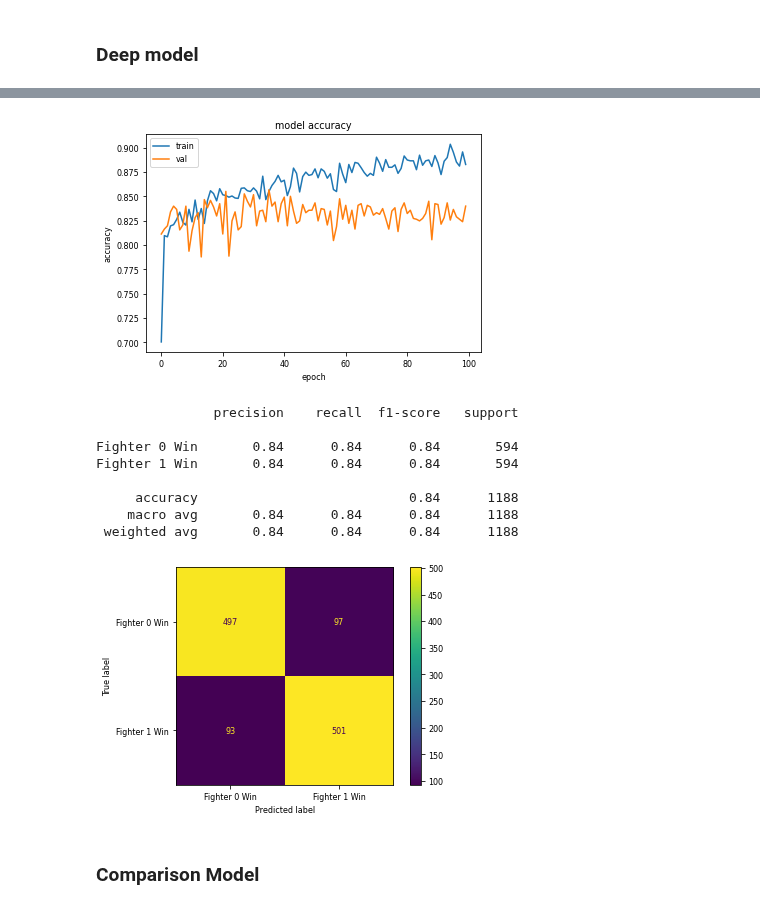
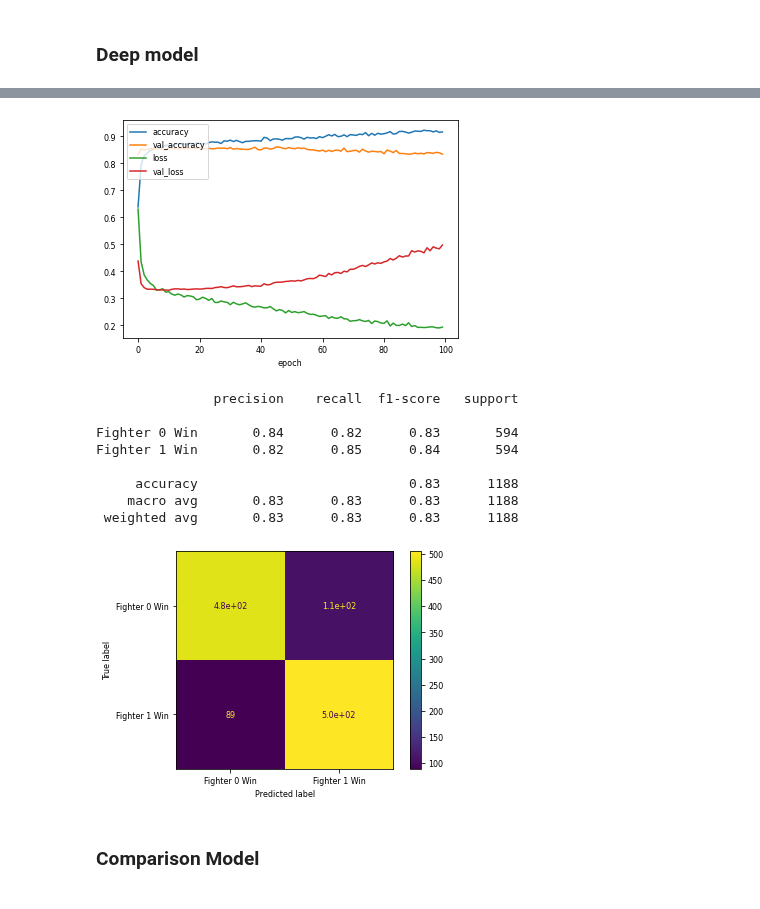
Before and after one commit to tylerlum/ufc_automated_scoring_system, a Jupyter notebook: UFC_automated_scoring.ipynb, the cells around one changed output, grey strips where cells are left out. Cells and saved outputs as stored; diff of their text form; code cells hidden in the pictures.

```diff
--- a/UFC_automated_scoring.ipynb
+++ b/UFC_automated_scoring.ipynb
@@ -12,7 +14,7 @@ Functional as of April 2021
 import numpy as np
 import pandas as pd
 # %%
-STORED_FIGHT_TABLE = pd.read_csv('data/April_22_2021_better_data/FIGHT_TABLE_NUM_EVENTS_All_DATA_MODE_Summary_22-04-2021_11:08:22.csv')
+STORED_FIGHT_TABLE = pd.read_csv('FIGHT_TABLE_NUM_EVENTS_All_DATA_MODE_Summary_22-04-2021_11:08:22.csv')
 # %%
 STORED_FIGHT_TABLE
 # %% [output]
@@ -287,0 +319,19 @@ Fighter 1 Win       0.83      0.83      0.83       594
+# %%
+fighter0_columns = [col for col in X_train.columns if "Fighter 0" in col]
+fighter1_columns = [col for col in X_train.columns if "Fighter 1" in col]
+
+X0_train = X_train[fighter0_columns]
+X1_train = X_train[fighter1_columns]
+X0_valid = X_valid[fighter0_columns]
+X1_valid = X_valid[fighter1_columns]
+X0_test = X_test[fighter0_columns]
+X1_test = X_test[fighter1_columns]
+
+X_train_new = pd.concat([X0_train, X1_train], axis=1)
+X_valid_new = pd.concat([X0_valid, X1_valid], axis=1)
+X_test_new = pd.concat([X0_test, X1_test], axis=1)
+
+means, stds = X_train_new.mean(), X_train_new.std()
+X_train_new_normal = (X_train_new - means) / stds
+X_valid_new_normal = (X_valid_new - means) / stds
+X_test_new_normal = (X_test_new - means) / stds
@@ -292,9 +374,10 @@ Fighter 1 Win       0.83      0.83      0.83       594
 import tensorflow as tf
 
 deep_model = tf.keras.models.Sequential()
-deep_model.add(tf.keras.Input(shape=X_train.shape[1:]))
+deep_model.add(tf.keras.Input(shape=X_train_new_normal.shape[1:]))
 deep_model.add(tf.keras.layers.Dense(32, activation='relu'))
 deep_model.add(tf.keras.layers.Dense(32, activation='relu'))
+deep_model.add(tf.keras.layers.Dropout(0.5))
 deep_model.add(tf.keras.layers.Dense(1, activation='sigmoid'))
 
 deep_model.compile(optimizer='adam', loss='binary_crossentropy', metrics=['accuracy'])
@@ -315,7 +400,7 @@ Trainable params: 2,081
 Non-trainable params: 0
 _________________________________________________________________
 # %%
-H = deep_model.fit(X_train, y_train, epochs=100, validation_data=(X_valid, y_valid))
-deep_model.evaluate(X_train, y_train)
-deep_model.evaluate(X_valid, y_valid)
+H = deep_model.fit(X_train_new_normal, y_train, epochs=100, validation_data=(X_valid_new_normal, y_valid))
+deep_model.evaluate(X_train_new_normal, y_train)
+deep_model.evaluate(X_valid_new_normal, y_valid)
 # %% [output]
@@ -340,27 +425,27 @@ Epoch 100/100
 # %%
 from matplotlib import pyplot as plt
-plt.plot(H.history['acc'])
-plt.plot(H.history['val_acc'])
-plt.title('model accuracy')
-plt.ylabel('accuracy')
+plt.plot(H.history['accuracy'])
+plt.plot(H.history['val_accuracy'])
+plt.plot(H.history['loss'])
+plt.plot(H.history['val_loss'])
 plt.xlabel('epoch')
-plt.legend(['train', 'val'], loc='upper left')
+plt.legend(['accuracy', 'val_accuracy', 'loss', 'val_loss'], loc='upper left')
 plt.show()
 # %% [output]
-[figure, old version]
+[figure, new version]
 # %%
-plot_confusion_matrix(deep_model, X_valid, y_valid)
-print_classification_report(deep_model, X_valid, y_valid)
+plot_confusion_matrix(deep_model, X_valid_new_normal, y_valid)
+print_classification_report(deep_model, X_valid_new_normal, y_valid)
 # %% [output]
                precision    recall  f1-score   support
 
-Fighter 0 Win       0.84      0.84      0.84       594
-Fighter 1 Win       0.84      0.84      0.84       594
+Fighter 0 Win       0.84      0.82      0.83       594
+Fighter 1 Win       0.82      0.85      0.84       594
 
-     accuracy                           0.84      1188
-    macro avg       0.84      0.84      0.84      1188
- weighted avg       0.84      0.84      0.84      1188
+     accuracy                           0.83      1188
+    macro avg       0.83      0.83      0.83      1188
+ weighted avg       0.83      0.83      0.83      1188
-[figure, old version]
+[figure, new version]
 # %% [markdown]
 ### Comparison Model
 # %%
```
Also changed, not shown: parts of 31 cells of this notebook.
